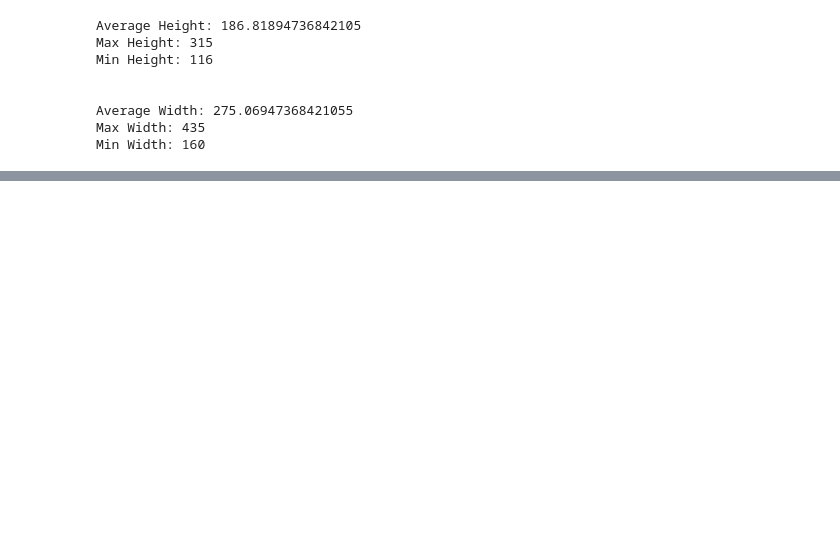
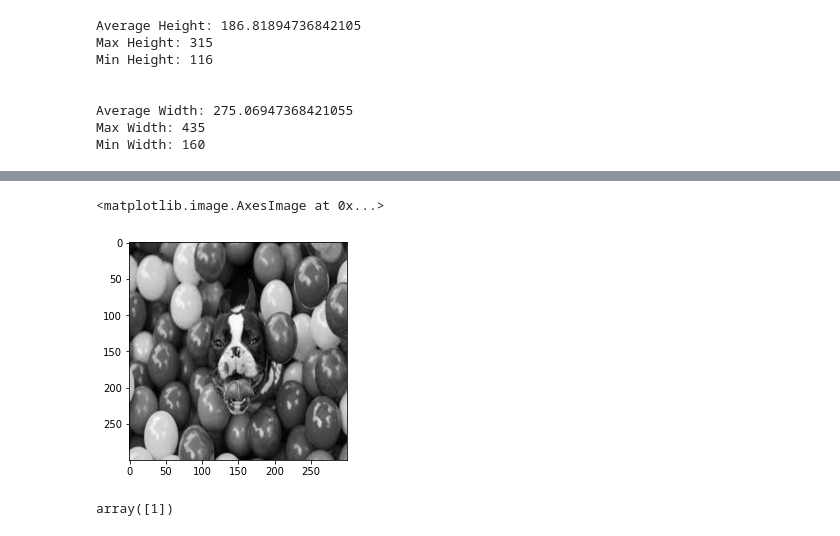
Before and after one commit to LokeshVadlamudi/DeepLearningClass, a Jupyter notebook: sparseCategorial.ipynb, the cells around one changed output, grey strips where cells are left out. Cells and saved outputs as stored; diff of their text form; code cells hidden in the pictures; blank space fills up the shorter version.

```diff
--- a/sparseCategorial.ipynb
+++ b/sparseCategorial.ipynb
@@ -405,0 +541,2 @@ Min Width: 160
+# %%
+train_data_dog = load_training_data("/content/dogs")
@@ -405,0 +547,5 @@ Min Width: 160
+# %%
+plt.imshow(train_data_dog[44][0], cmap = 'gist_gray')
+# %% [output]
+<matplotlib.image.AxesImage at 0x...>
+[figure, added]
@@ -405,0 +554,4 @@ Min Width: 160
+# %%
+train_data_cow[0][-1]
+# %% [output]
+array([1])
```
Also changed, not shown: parts of 37 cells of this notebook.
